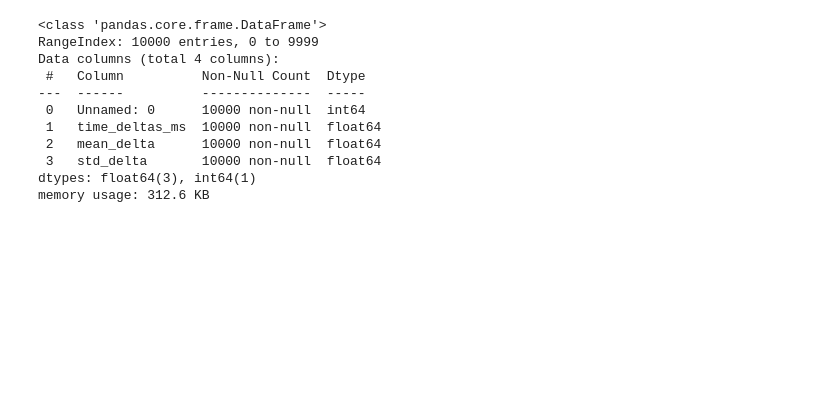
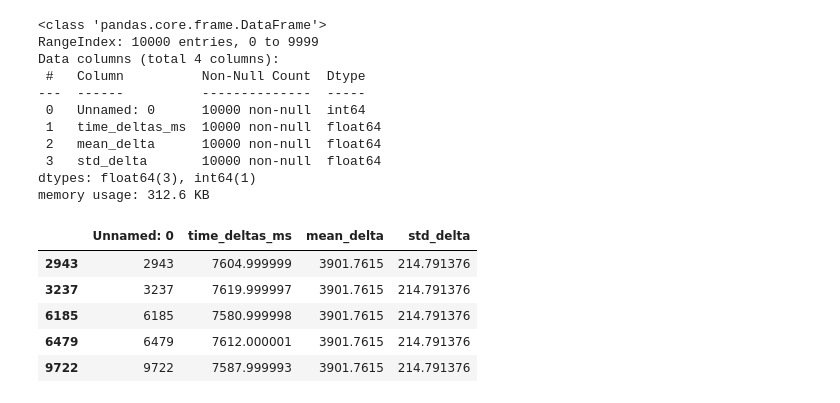
Before and after one commit to Virtana/indoor_drone_experimentation, a Jupyter notebook: kimera_local_eval/checking_jitter/Jitter_Investigation_w_Jaka_Script.ipynb, the cells around one changed output. Saved outputs shown, nothing was run; the diff lists cells and outputs as text; code cells hidden in the pictures; blank space fills up the shorter version.

```diff
--- a/kimera_local_eval/checking_jitter/Jitter_Investigation_w_Jaka_Script.ipynb
+++ b/kimera_local_eval/checking_jitter/Jitter_Investigation_w_Jaka_Script.ipynb
@@ -34,6 +36,15 @@ Data columns (total 4 columns):
  3   std_delta       10000 non-null  float64
 dtypes: float64(3), int64(1)
 memory usage: 312.6 KB
+# %%
+df[df['time_deltas_ms'] > 6000.0]
+# %% [output]
+|  | Unnamed: 0 | time_deltas_ms | mean_delta | std_delta |
+| 2943 | 2943 | 7604.999999 | 3901.7615 | 214.791376 |
+| 3237 | 3237 | 7619.999997 | 3901.7615 | 214.791376 |
+| 6185 | 6185 | 7580.999998 | 3901.7615 | 214.791376 |
+| 6479 | 6479 | 7612.000001 | 3901.7615 | 214.791376 |
+| 9722 | 9722 | 7587.999993 | 3901.7615 | 214.791376 |
 # %%
 df['time_deltas_ms'].describe()
 # %% [output]
```
Also changed, not shown: parts of 4 cells of this notebook, 6 other files.
